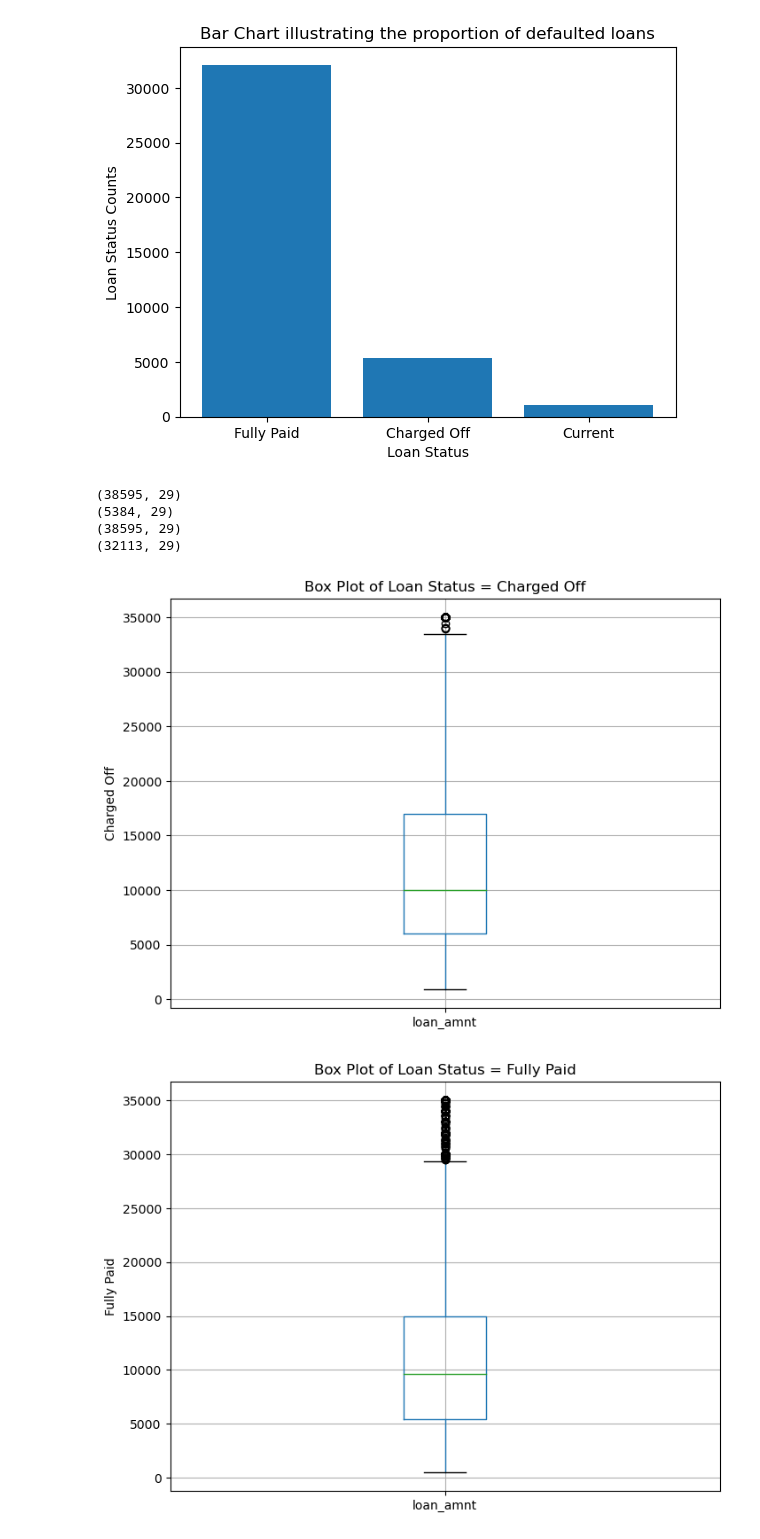
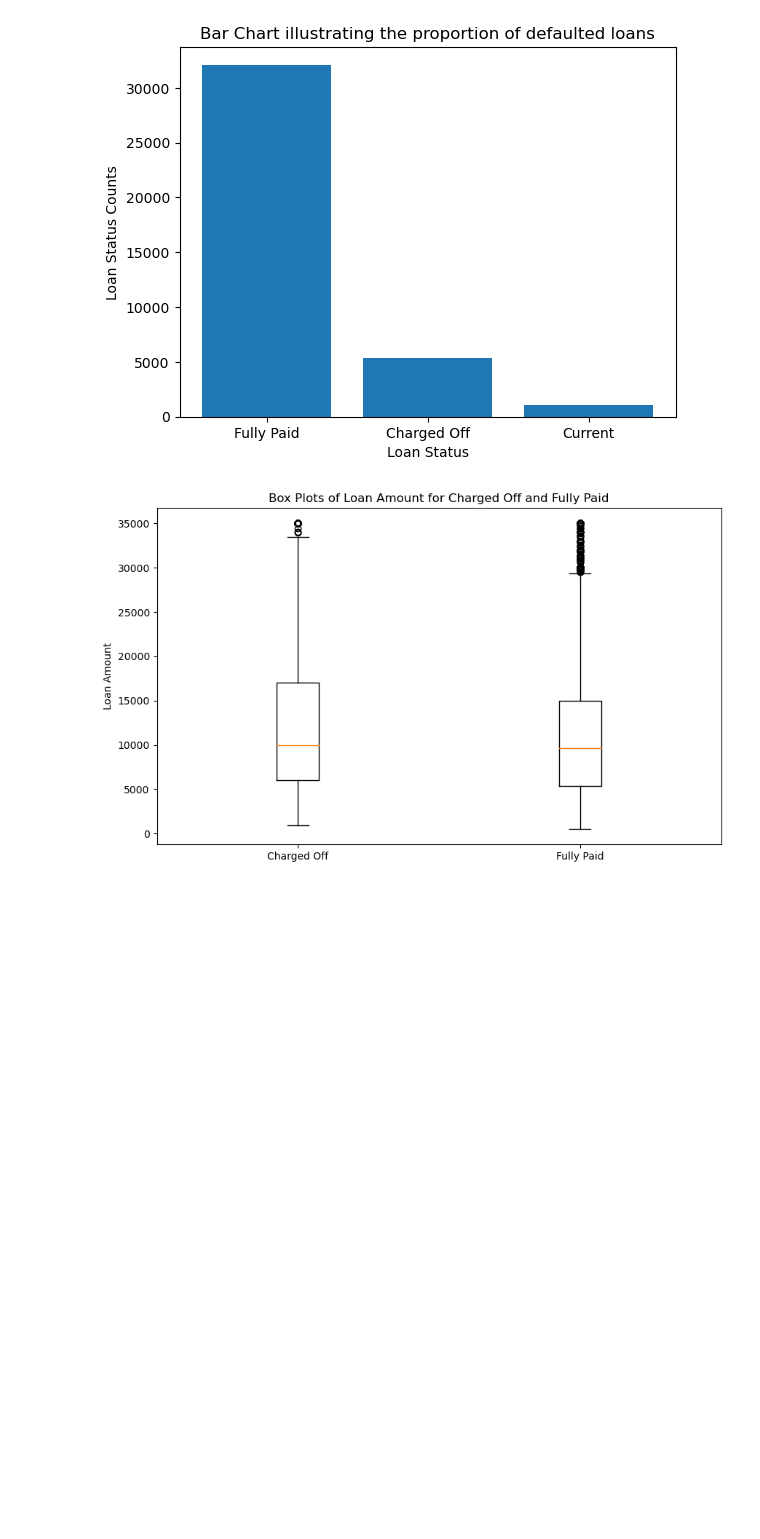
Before and after one commit to ashandish/Lending_Club_Case_Study, a Jupyter notebook: Ashish_Kumar_Sharma.ipynb, the cells around one changed output. Cells and saved outputs as stored; diff of their text form; code cells hidden in the pictures; blank space fills up the shorter version.

Commit message:
Comparison box plot added w.r.t loan amount for loan status - Fully Paid and Charged Off

```diff
--- a/Ashish_Kumar_Sharma.ipynb
+++ b/Ashish_Kumar_Sharma.ipynb
@@ -241,29 +243,26 @@ plt.show()
 # %%
 #Check the variation of loan amount for Fully Paid and Loan amount for Charged Off
 import pandas as pd
 import matplotlib.pyplot as plt
 
 df2 = pd.read_csv("C:\\Users\\riyan\\Downloads\\Case Study\\loan\\modified6_loan.csv")
 df2_loan_status_charged_off = df2[df2['loan_status']=='Charged Off']
-print(df2.shape)
-print(df2_loan_status_charged_off.shape)
 df2_loan_status_fully_paid = df2[df2['loan_status']=='Fully Paid']
-print(df2.shape)
-print(df2_loan_status_fully_paid.shape)
-plt.figure(figsize=(8, 6))
-df2_loan_status_charged_off.boxplot(column='loan_amnt')
-plt.title(f'Box Plot of Loan Status = Charged Off')
-plt.ylabel("Charged Off")
+
+# Create a new figure
+plt.figure(figsize=(10, 6))
+
+# Create box plots for Charged Off and Fully Paid loan amounts
+plt.boxplot([df2_loan_status_charged_off['loan_amnt'], df2_loan_status_fully_paid['loan_amnt']],
+            labels=['Charged Off', 'Fully Paid'])
+
+# Set labels and title
+plt.ylabel("Loan Amount")
+plt.title('Box Plots of Loan Amount for Charged Off and Fully Paid')
+
+# Show the plot
 plt.show()
-plt.figure(figsize=(8, 6))
-df2_loan_status_fully_paid.boxplot(column='loan_amnt')
-plt.title(f'Box Plot of Loan Status = Fully Paid')
-plt.ylabel("Fully Paid")
-plt.show()
+
+#Conclusion : There is no such strong relation with respect to loan amount for loan defaults
 # %% [output]
-(38595, 29)
-(5384, 29)
-(38595, 29)
-(32113, 29)
-[figure, old version]
+[figure, new version]
-[figure, removed]
```
Also changed, not shown: parts of 1 cell of this notebook.
